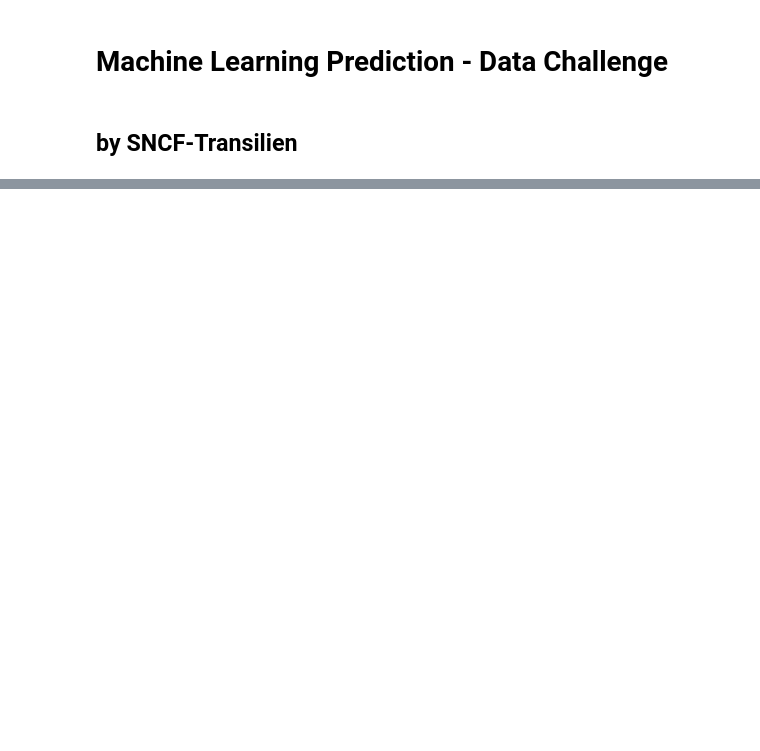
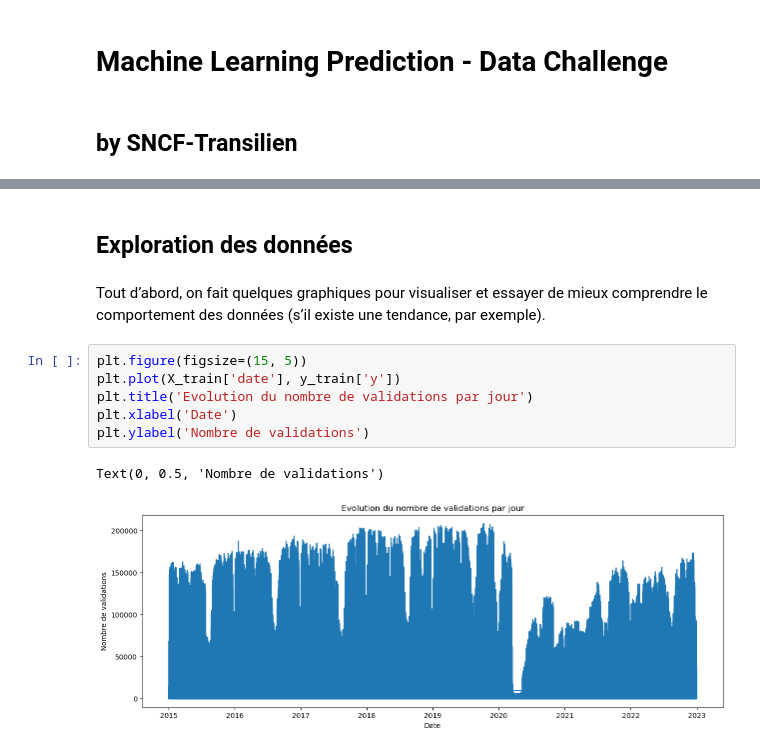
Before and after one commit to ML-SNCF-Transilien/Prediction_SNCF, a Jupyter notebook: ml_pred_lightGBM.ipynb, the cells around one changed output, grey strips where cells are left out. Cells and saved outputs as stored; diff of their text form; blank space fills up the shorter version.

```diff
--- a/ml_pred_lightGBM.ipynb
+++ b/ml_pred_lightGBM.ipynb
@@ -23,0 +78,13 @@ X_test['date'] = pd.to_datetime(X_test['date'])
+# %% [markdown]
+## Exploration des données
+# %% [markdown]
+Tout d’abord, on fait quelques graphiques pour visualiser et essayer de mieux comprendre le comportement des données (s’il existe une tendance, par exemple).
+# %%
+plt.figure(figsize=(15, 5))
+plt.plot(X_train['date'], y_train['y'])
+plt.title('Evolution du nombre de validations par jour')
+plt.xlabel('Date')
+plt.ylabel('Nombre de validations')
+# %% [output]
+Text(0, 0.5, 'Nombre de validations')
+[figure, added]
```
Also changed, not shown: parts of 49 cells of this notebook, 10 other files.
